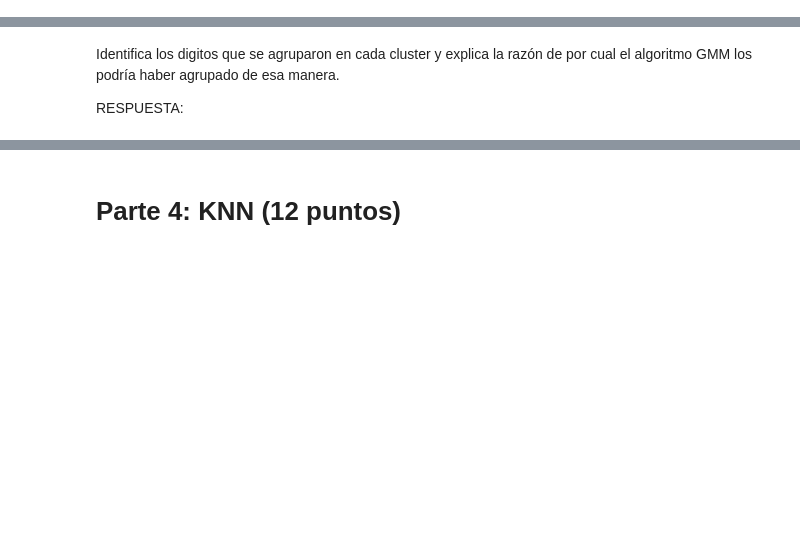
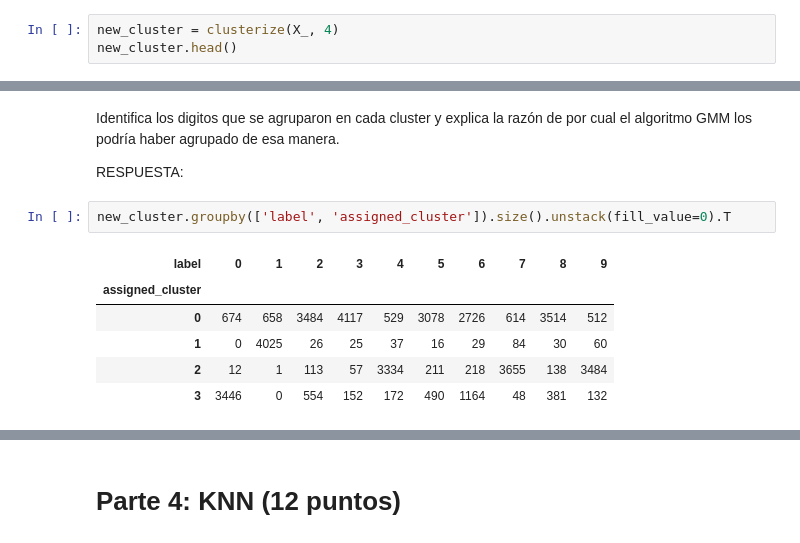
Before and after one commit to gabiacuna/IIC2433, a Jupyter notebook: tareas/T3.ipynb, the cells around one changed output, grey strips where cells are left out. Cells and saved outputs as stored; diff of their text form; blank space fills up the shorter version.

```diff
--- a/tareas/T3.ipynb
+++ b/tareas/T3.ipynb
@@ -335,3 +366,6 @@ RESPUESTA:
 Corre la función clusterize pero ahora solamente con `4` grupos. Registra las nuevas clasificaciones en un dataframe. (3 puntos)
 
 RESPUESTA:
+# %%
+new_cluster = clusterize(X_, 4)
+new_cluster.head()
@@ -339,3 +380,12 @@ RESPUESTA:
 Identifica los digitos que se agruparon en cada cluster y explica la razón de por cual el algoritmo GMM los podría haber agrupado de esa manera.
 
 RESPUESTA:
+# %%
+new_cluster.groupby(['label', 'assigned_cluster']).size().unstack(fill_value=0).T
+# %% [output]
+| label | 0 | 1 | 2 | 3 | 4 | 5 | 6 | 7 | 8 | 9 |
+| assigned_cluster |  |  |  |  |  |  |  |  |  |  |
+| 0 | 674 | 658 | 3484 | 4117 | 529 | 3078 | 2726 | 614 | 3514 | 512 |
+| 1 | 0 | 4025 | 26 | 25 | 37 | 16 | 29 | 84 | 30 | 60 |
+| 2 | 12 | 1 | 113 | 57 | 3334 | 211 | 218 | 3655 | 138 | 3484 |
+| 3 | 3446 | 0 | 554 | 152 | 172 | 490 | 1164 | 48 | 381 | 132 |
```
Also changed, not shown: parts of 35 cells of this notebook, 1 other file.
